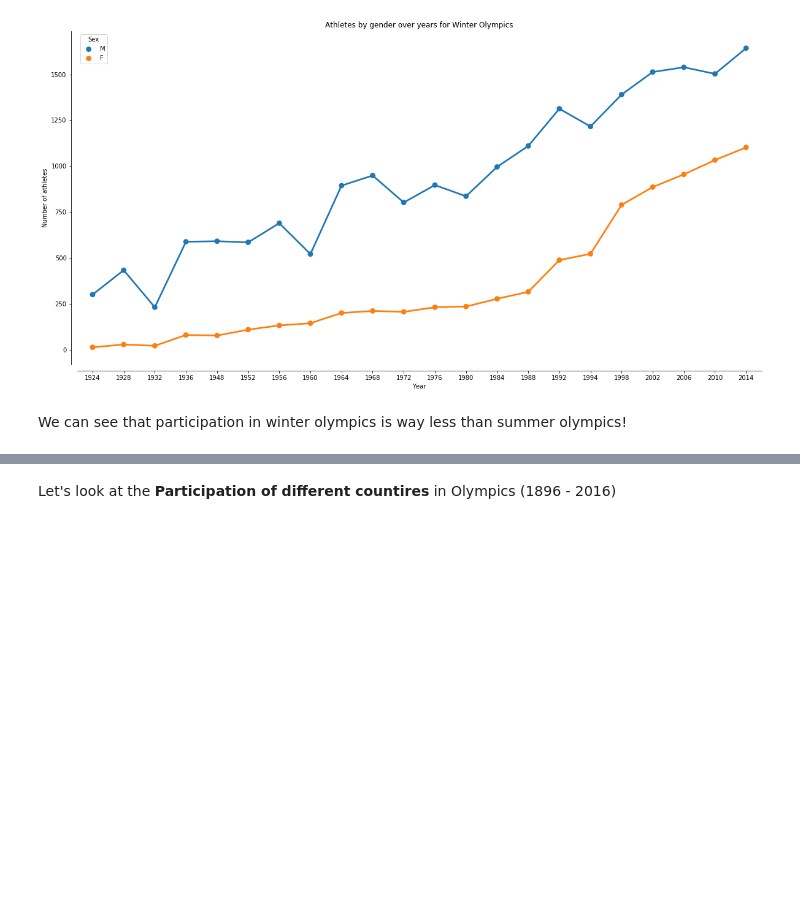
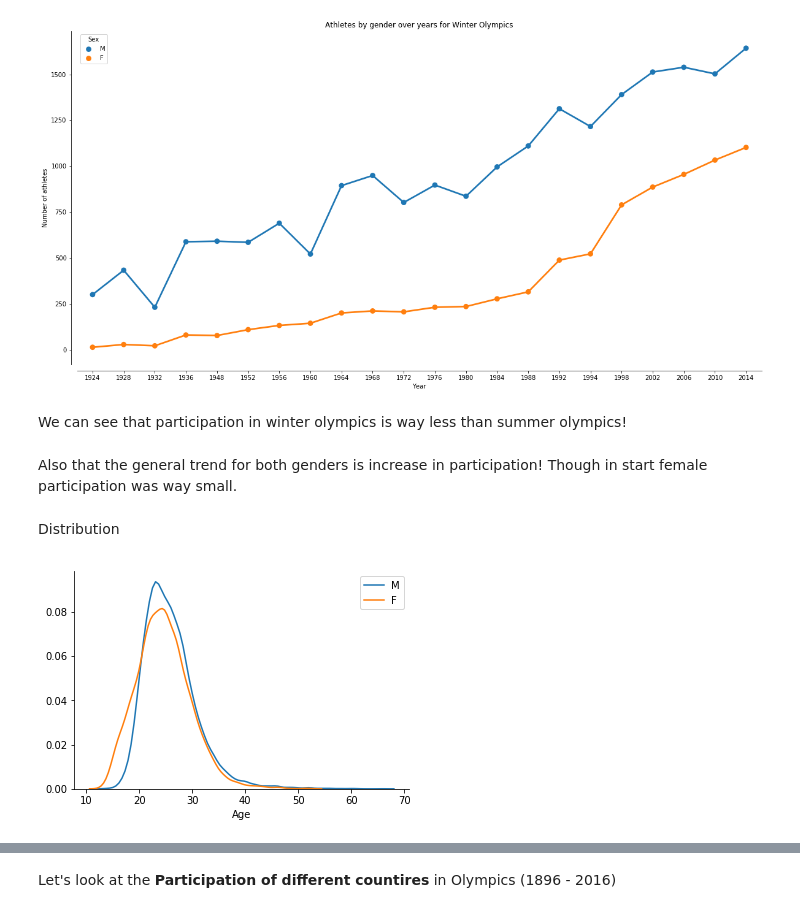
Before and after one commit to nauman-chaudhary/OlympicsDataExploration, a Jupyter notebook: Olympics_Data_Exploration.ipynb, the cells around one changed output, grey strips where cells are left out. Saved outputs shown, nothing was run; the diff lists cells and outputs as text; code cells hidden in the pictures; blank space fills up the shorter version.

Commit message:
added new distribution plots of both genders

```diff
--- a/Olympics_Data_Exploration.ipynb
+++ b/Olympics_Data_Exploration.ipynb
@@ -217,3 +217,16 @@ sns.despine(offset=10)
 [figure]
 # %% [markdown]
 We can see that participation in winter olympics is way less than summer olympics!
+# %% [markdown]
+Also that the general trend for both genders is increase in participation! Though in start female participation was way small.
+# %% [markdown]
+Distribution
+# %%
+male = data[data['Sex'] == 'M'].dropna()
+female = data[data['Sex'] == 'F'].dropna()
+# %%
+sns.distplot(male['Age'],hist=False,label='M')
+sns.distplot(female['Age'],hist=False,label='F')
+plt.show()
+# %% [output]
+[figure, added]
```
Also changed, not shown: parts of 1 cell of this notebook.
